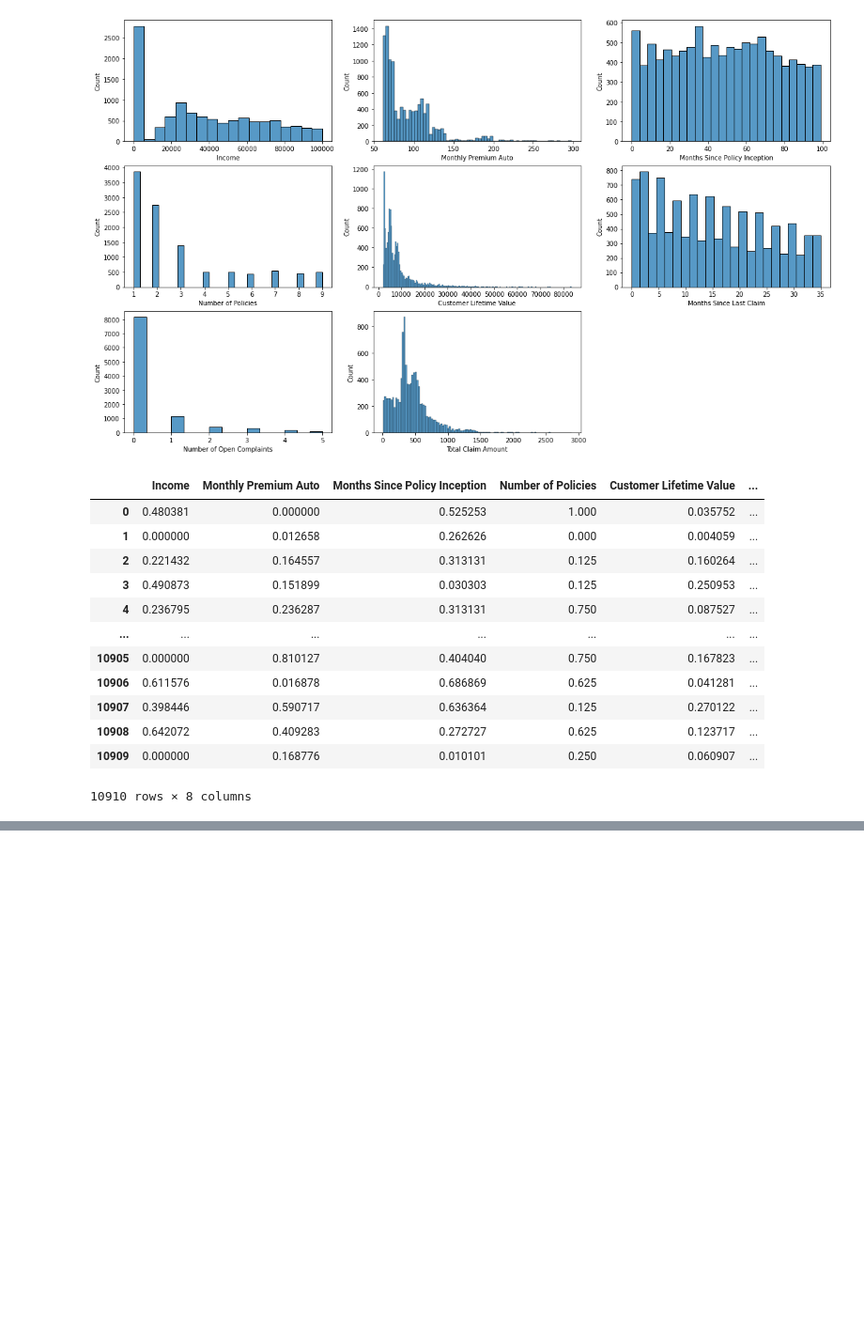
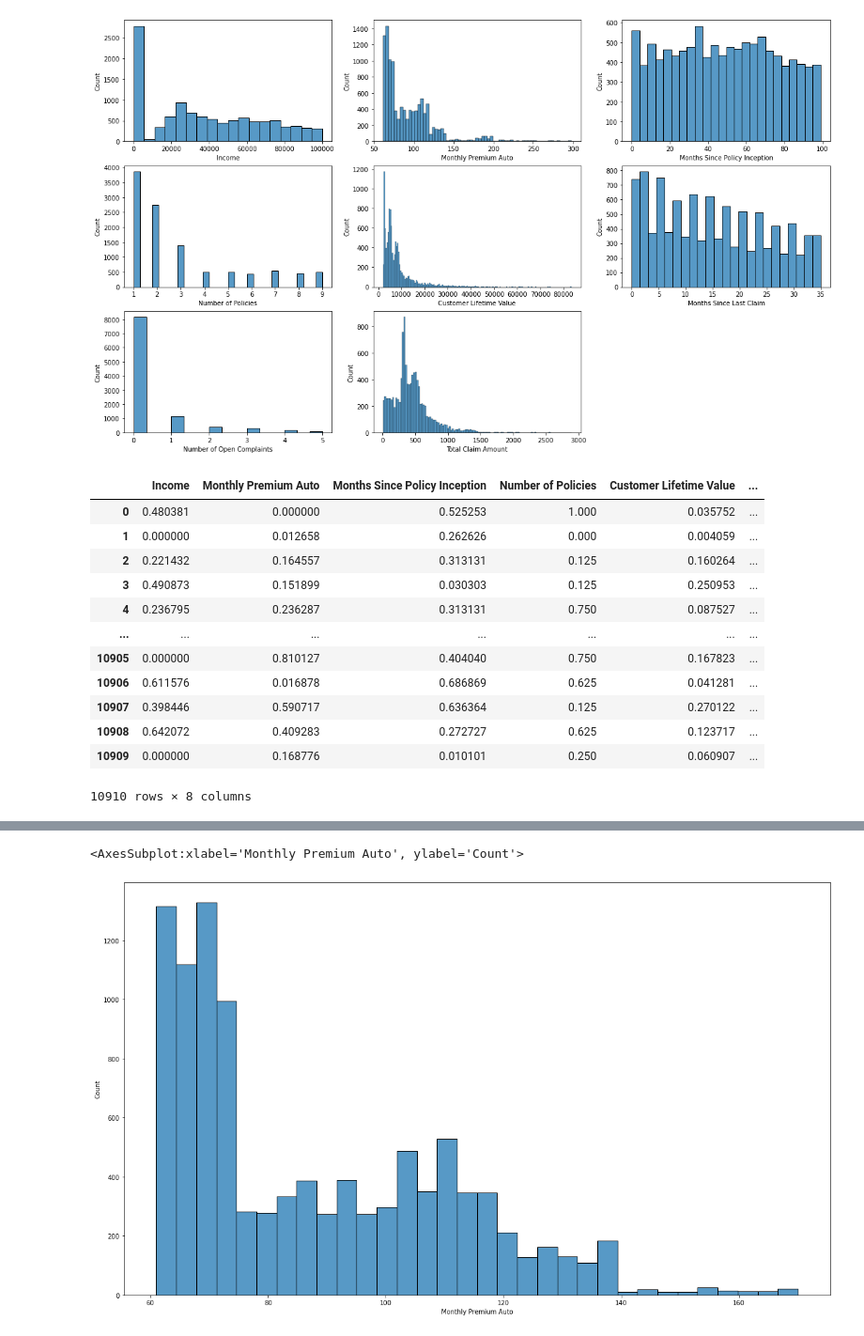
Before and after one commit to OdeliaAhdout/car_insurance_case_study_OA, a Jupyter notebook: ca_lab1_plotting.ipynb, the cells around one changed output, grey strips where cells are left out. Shown at 94% size. Cells and saved outputs as stored; diff of their text form; code cells hidden in the pictures; blank space fills up the shorter version.

```diff
--- a/ca_lab1_plotting.ipynb
+++ b/ca_lab1_plotting.ipynb
@@ -177,0 +269,3 @@ import statistics as stats
+# %%
+max_MPA = types_columns_num['Monthly Premium Auto'] <= (Q3_MPA + 1.5 * IQR_MPA)
+max_MPA
@@ -177,0 +285,8 @@ import statistics as stats
+# %%
+cleaned_MPA = types_columns_num['Monthly Premium Auto'][max_MPA]
+# %%
+plt.figure(figsize=(20,12))
+sns.histplot(cleaned_MPA)
+# %% [output]
+<AxesSubplot:xlabel='Monthly Premium Auto', ylabel='Count'>
+[figure, added]
```
Also changed, not shown: parts of 18 cells of this notebook.
